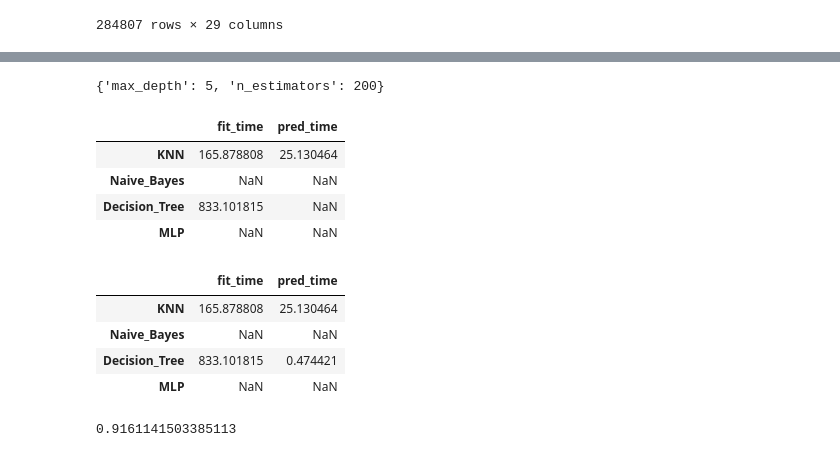
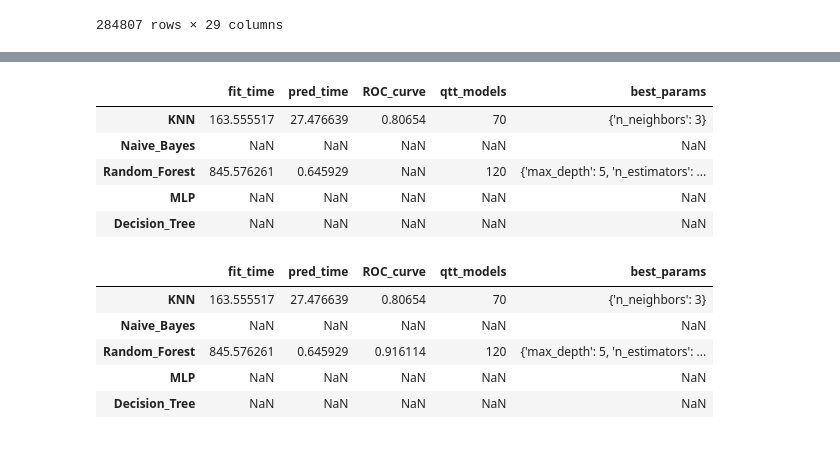
Before and after one commit to silmarp/machine-learning-bankruptcy, a Jupyter notebook: main.ipynb, the cells around one changed output, grey strips where cells are left out. Saved outputs shown, nothing was run; the diff lists cells and outputs as text; code cells hidden in the pictures.

Commit message:
Add models info

```diff
--- a/main.ipynb
+++ b/main.ipynb
@@ -208,2 +193,2 @@ models_time
 # %%
-roc_auc_score(y_test, y_pred_knn)
+models_time['ROC_curve']['KNN'] = roc_auc_score(y_test, y_pred_knn)
@@ -223,37 +215,37 @@ start_time = time.time()
 rf_grid.fit(X_train, y_train)
 end_time = time.time()
 
-models_time['fit_time']['Decision_Tree'] = end_time - start_time
+models_time['fit_time']['Random_Forest'] = end_time - start_time
+# %%
+models_time['qtt_models']['Random_Forest'] = len(rf_grid.cv_results_['params']*10)
 # %%
-rf_grid.best_params_
+models_time['best_params']['Random_Forest'] = rf_grid.best_params_
-# %% [output]
-{'max_depth': 5, 'n_estimators': 200}
-# %%
-models_time
-# %% [output]
-|  | fit_time | pred_time |
-| KNN | 165.878808 | 25.130464 |
-| Naive_Bayes | NaN | NaN |
-| Decision_Tree | 833.101815 | NaN |
-| MLP | NaN | NaN |
 # %%
 start_time = time.time()
 y_pred_rf = rf_grid.predict(X_test)
 end_time = time.time()
 
-models_time['pred_time']['Decision_Tree'] = end_time - start_time
+models_time['pred_time']['Random_Forest'] = end_time - start_time
 
 models_time
 # %% [output]
-|  | fit_time | pred_time |
-| KNN | 165.878808 | 25.130464 |
-| Naive_Bayes | NaN | NaN |
-| Decision_Tree | 833.101815 | 0.474421 |
-| MLP | NaN | NaN |
+|  | fit_time | pred_time | ROC_curve | qtt_models | best_params |
+| KNN | 163.555517 | 27.476639 | 0.80654 | 70 | {'n_neighbors': 3} |
+| Naive_Bayes | NaN | NaN | NaN | NaN | NaN |
+| Random_Forest | 845.576261 | 0.645929 | NaN | 120 | {'max_depth': 5, 'n_estimators': ... |
+| MLP | NaN | NaN | NaN | NaN | NaN |
+| Decision_Tree | NaN | NaN | NaN | NaN | NaN |
 # %%
-roc_auc_score(y_test, y_pred_rf)
+models_time['ROC_curve']['Random_Forest'] = roc_auc_score(y_test, y_pred_rf)
-# %% [output]
-0.9161141503385113
+# %%
+models_time
+# %% [output]
+|  | fit_time | pred_time | ROC_curve | qtt_models | best_params |
+| KNN | 163.555517 | 27.476639 | 0.80654 | 70 | {'n_neighbors': 3} |
+| Naive_Bayes | NaN | NaN | NaN | NaN | NaN |
+| Random_Forest | 845.576261 | 0.645929 | 0.916114 | 120 | {'max_depth': 5, 'n_estimators': ... |
+| MLP | NaN | NaN | NaN | NaN | NaN |
+| Decision_Tree | NaN | NaN | NaN | NaN | NaN |
 # %%
 param_grid_nb = {
 
```
Also changed, not shown: parts of 28 cells of this notebook.
